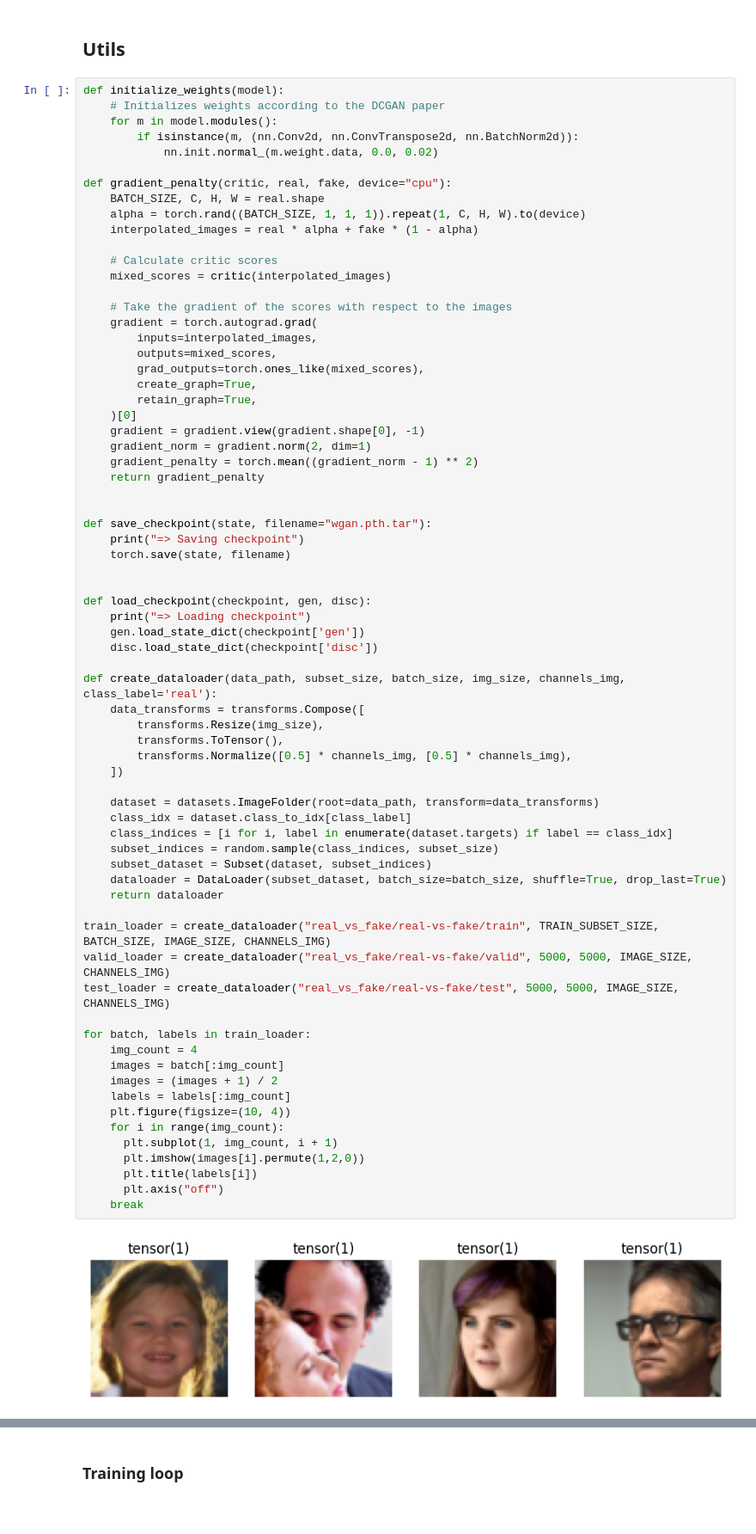
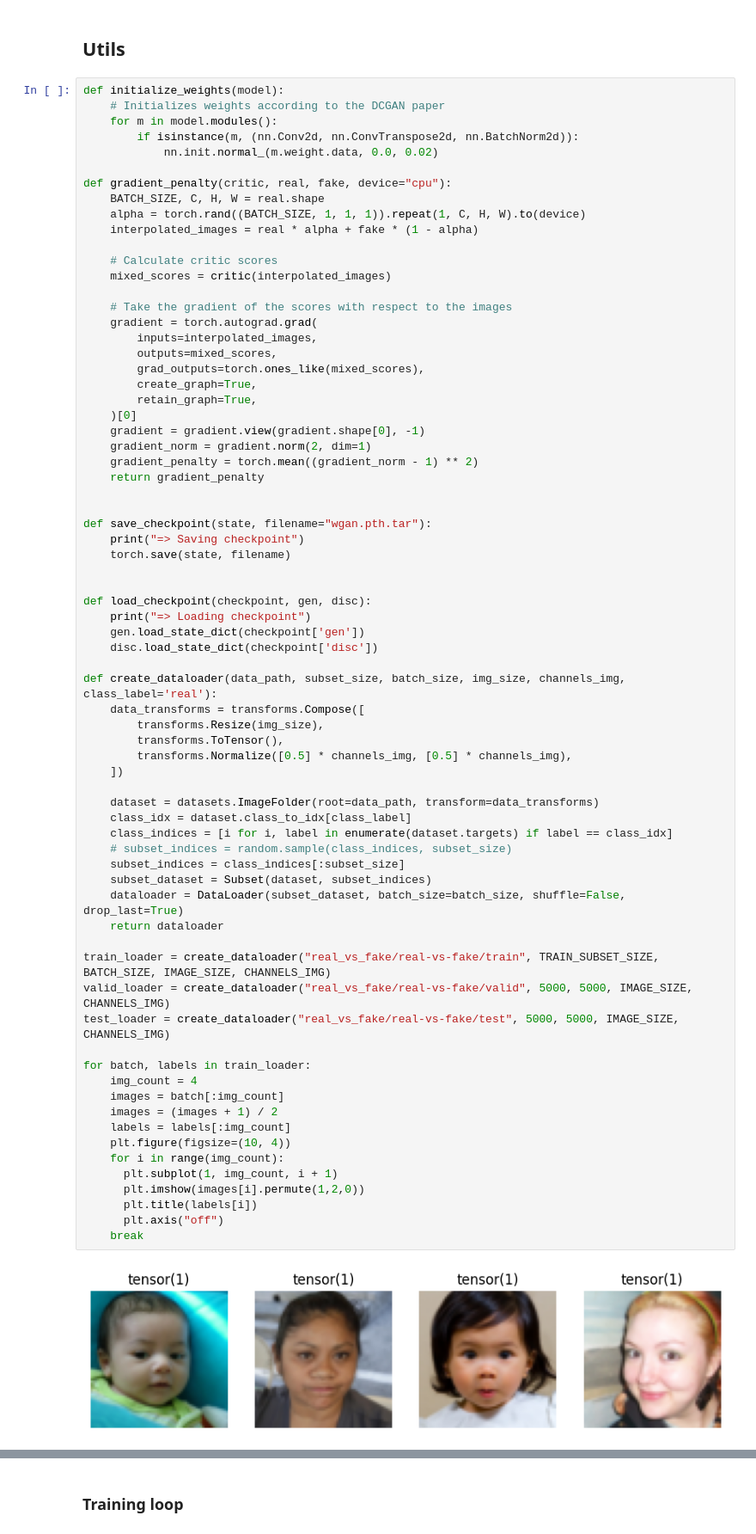
Before and after one commit to sanyamjain0315/generated-image-detection, a Jupyter notebook: WGAN.ipynb, the cells around one changed output, grey strips where cells are left out. Shown at 86% size. Saved outputs shown, nothing was run; the diff lists cells and outputs as text.

```diff
--- a/WGAN.ipynb
+++ b/WGAN.ipynb
@@ -225,34 +225,35 @@ def load_checkpoint(checkpoint, gen, disc):
 def create_dataloader(data_path, subset_size, batch_size, img_size, channels_img, class_label='real'):
     data_transforms = transforms.Compose([
         transforms.Resize(img_size),
         transforms.ToTensor(),
         transforms.Normalize([0.5] * channels_img, [0.5] * channels_img),
     ])
 
     dataset = datasets.ImageFolder(root=data_path, transform=data_transforms)
     class_idx = dataset.class_to_idx[class_label]
     class_indices = [i for i, label in enumerate(dataset.targets) if label == class_idx]
-    subset_indices = random.sample(class_indices, subset_size)
+    # subset_indices = random.sample(class_indices, subset_size)
+    subset_indices = class_indices[:subset_size]
     subset_dataset = Subset(dataset, subset_indices)
-    dataloader = DataLoader(subset_dataset, batch_size=batch_size, shuffle=True, drop_last=True)
+    dataloader = DataLoader(subset_dataset, batch_size=batch_size, shuffle=False, drop_last=True)
     return dataloader
 
 train_loader = create_dataloader("real_vs_fake/real-vs-fake/train", TRAIN_SUBSET_SIZE, BATCH_SIZE, IMAGE_SIZE, CHANNELS_IMG)
 valid_loader = create_dataloader("real_vs_fake/real-vs-fake/valid", 5000, 5000, IMAGE_SIZE, CHANNELS_IMG)
 test_loader = create_dataloader("real_vs_fake/real-vs-fake/test", 5000, 5000, IMAGE_SIZE, CHANNELS_IMG)
 
 for batch, labels in train_loader:
     img_count = 4
     images = batch[:img_count]
     images = (images + 1) / 2
     labels = labels[:img_count]
     plt.figure(figsize=(10, 4))
     for i in range(img_count):
       plt.subplot(1, img_count, i + 1)
       plt.imshow(images[i].permute(1,2,0))
       plt.title(labels[i])
       plt.axis("off")
     break
 # %% [output]
-[figure, old version]
+[figure, new version]
 # %% [markdown]
```
Also changed, not shown: parts of 30 cells of this notebook, 1 other file.
